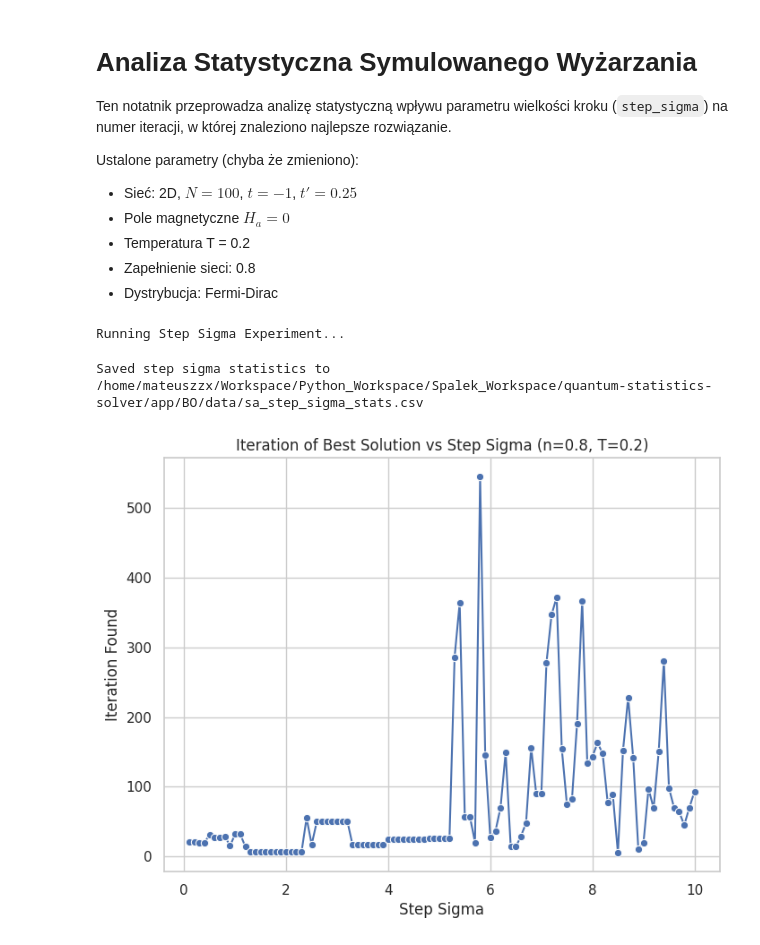
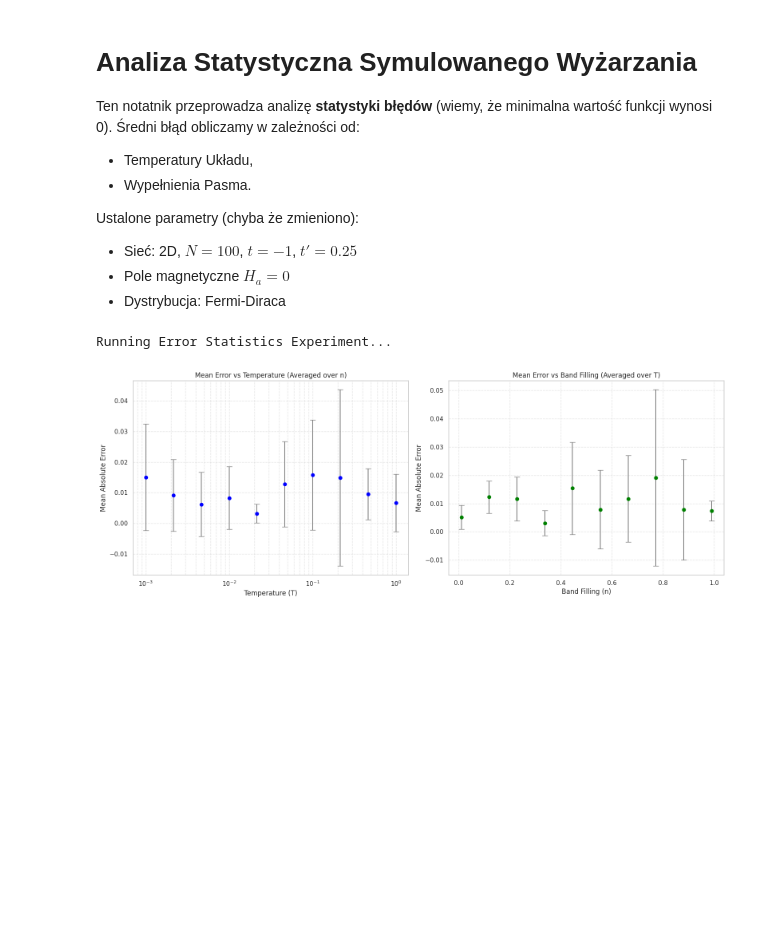
Before and after one commit to Mateuszzx/quantum-statistics-solver, a Jupyter notebook: app/BO/sa_statistics_analysis.ipynb, the cells around one changed output. Saved outputs shown, nothing was run; the diff lists cells and outputs as text; code cells hidden in the pictures; blank space fills up the shorter version.

```diff
--- a/app/BO/sa_statistics_analysis.ipynb
+++ b/app/BO/sa_statistics_analysis.ipynb
@@ -1,14 +1,14 @@
 # %% [markdown]
 # Analiza Statystyczna Symulowanego Wyżarzania
 
-Ten notatnik przeprowadza analizę statystyczną wpływu parametru wielkości kroku (`step_sigma`) na numer iteracji, w której znaleziono najlepsze rozwiązanie.
+Ten notatnik przeprowadza analizę **statystyki błędów** (wiemy, że minimalna wartość funkcji wynosi 0). Średni błąd obliczamy w zależności od:
+* Temperatury Układu,
+* Wypełnienia Pasma.
 
 Ustalone parametry (chyba że zmieniono):
 - Sieć: 2D, $N=100$, $t=-1$, $t'=0.25$
 - Pole magnetyczne $H_a = 0$
-- Temperatura T = 0.2
-- Zapełnienie sieci: 0.8
-- Dystrybucja: Fermi-Dirac
+- Dystrybucja: Fermi-Diraca
 # %%
 from pathlib import Path
 
@@ -17,10 +17,9 @@ from utils.step_sigma_analysis import plot_step_sigma_statistics, run_step_sigma
 
 sns.set_theme(style="whitegrid")
 Path("logs").mkdir(exist_ok=True)
-# %%
-df_iter = run_step_sigma_experiment()
-plot_step_sigma_statistics(df_iter)
-# %% [output]
-Running Step Sigma Experiment...
-Saved step sigma statistics to /home/mateuszzx/Workspace/Python_Workspace/Spalek_Workspace/quantum-statistics-solver/app/BO/data/sa_step_sigma_stats.csv
-[figure, removed]
+# %%
+df_error = run_error_statistics_experiment()
+plot_error_statistics(df_error)
+# %% [output]
+Running Error Statistics Experiment...
+[figure, added]
```
Also changed, not shown: parts of 1 cell of this notebook, 4 other files.
